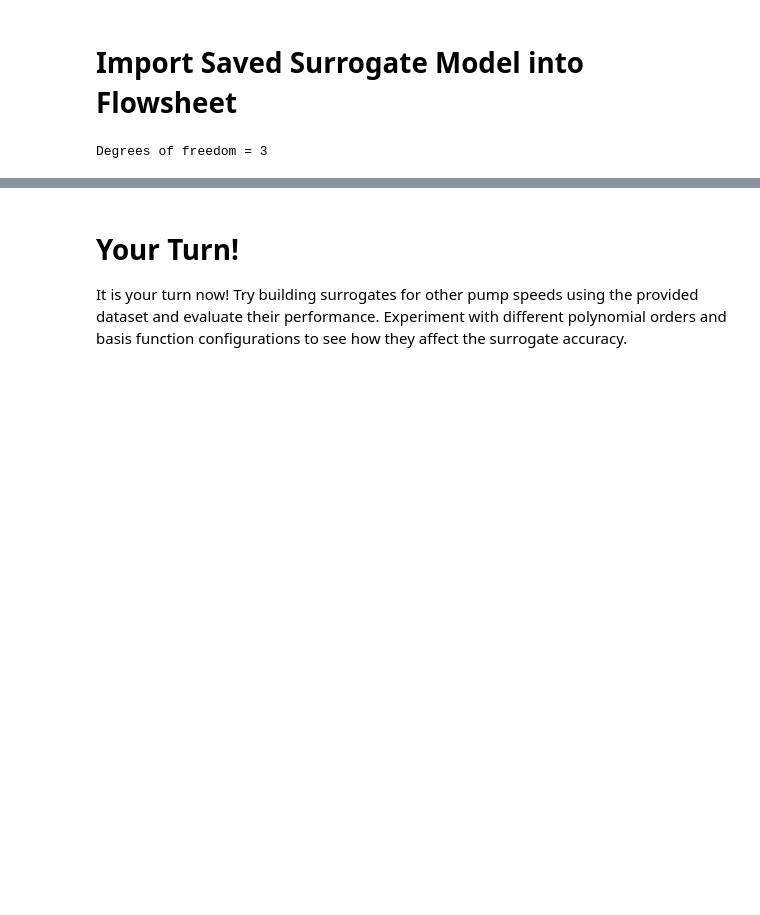
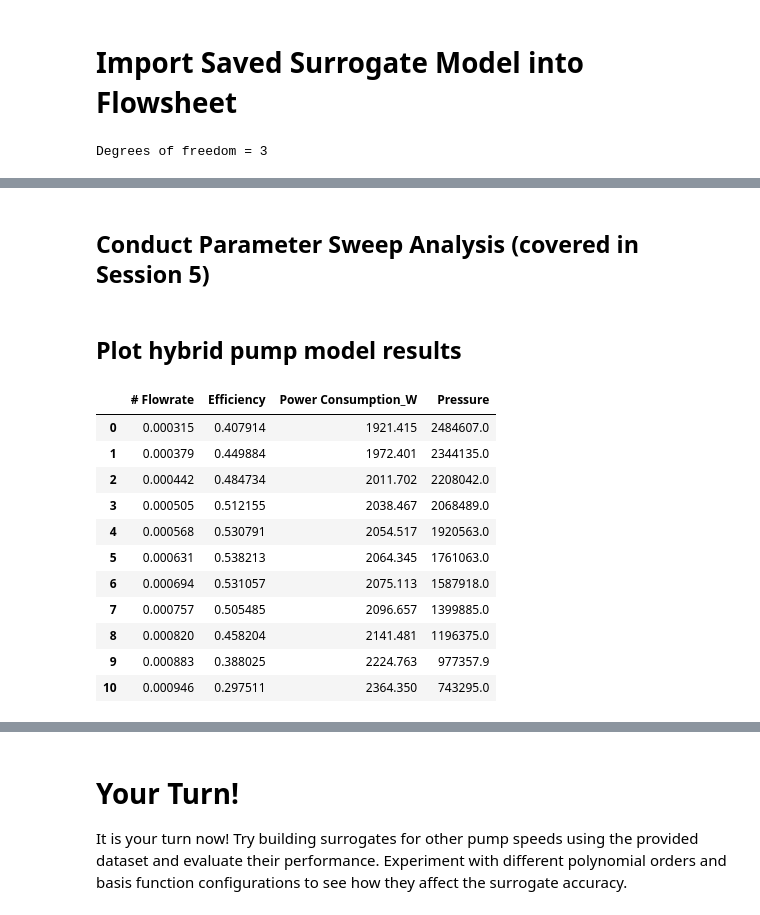
Before and after one commit to sufikaur/myfork-watertap_academy_fall_2025, a Jupyter notebook: week7/pump_surrogate_pysmo.ipynb, the cells around one changed output, grey strips where cells are left out. Cells and saved outputs as stored; diff of their text form; code cells hidden in the pictures; blank space fills up the shorter version.

```diff
--- a/week7/pump_surrogate_pysmo.ipynb
+++ b/week7/pump_surrogate_pysmo.ipynb
@@ -700 +652,49 @@ Unit : fs.pump                                                             Time:
 ====================================================================================
+# %% [markdown]
+## Conduct Parameter Sweep Analysis (covered in Session 5)
+# %%
+from parameter_sweep import (LinearSample,parameter_sweep)
+sweep_params = {}
+# Define the parameter sweep for the pump flow rate
+sweep_params["Flowrate"] = LinearSample(
+    m.fs.pump.control_volume.properties_in[0].flow_vol_phase,
+    value(pyunits.convert(5 * pyunits.gallon / pyunits.min, to_units=pyunits.m**3 / pyunits.s)),
+    value(pyunits.convert(15 * pyunits.gallon / pyunits.min, to_units=pyunits.m**3 / pyunits.s)),
+    11,
+)
+outputs = {}
+outputs["Efficiency"] = m.fs.pump.efficiency_pump[0]
+outputs["Power Consumption_W"] = m.fs.pump.work_mechanical[0]
+outputs["Pressure"] = m.fs.pump.deltaP[0]
+
+# Perform the parameter sweep
+file_save = "pump_surrogate_sensitivity.csv"
+
+results_array, results_dict = parameter_sweep(
+    build_model=m,
+    build_sweep_params=sweep_params,
+    build_outputs=outputs,
+    csv_results_file_name=file_save,
+)
+# %% [markdown]
+## Plot hybrid pump model results
+# %%
+import pandas as pd
+import matplotlib.pyplot as plt
+
+# Load the results
+df = pd.read_csv(file_save)
+df
+# %% [output]
+|  | # Flowrate | Efficiency | Power Consumption_W | Pressure |
+| 0 | 0.000315 | 0.407914 | 1921.415 | 2484607.0 |
+| 1 | 0.000379 | 0.449884 | 1972.401 | 2344135.0 |
+| 2 | 0.000442 | 0.484734 | 2011.702 | 2208042.0 |
+| 3 | 0.000505 | 0.512155 | 2038.467 | 2068489.0 |
+| 4 | 0.000568 | 0.530791 | 2054.517 | 1920563.0 |
+| 5 | 0.000631 | 0.538213 | 2064.345 | 1761063.0 |
+| 6 | 0.000694 | 0.531057 | 2075.113 | 1587918.0 |
+| 7 | 0.000757 | 0.505485 | 2096.657 | 1399885.0 |
+| 8 | 0.000820 | 0.458204 | 2141.481 | 1196375.0 |
+| 9 | 0.000883 | 0.388025 | 2224.763 | 977357.9 |
+| 10 | 0.000946 | 0.297511 | 2364.350 | 743295.0 |
```
Also changed, not shown: parts of 25 cells of this notebook.
